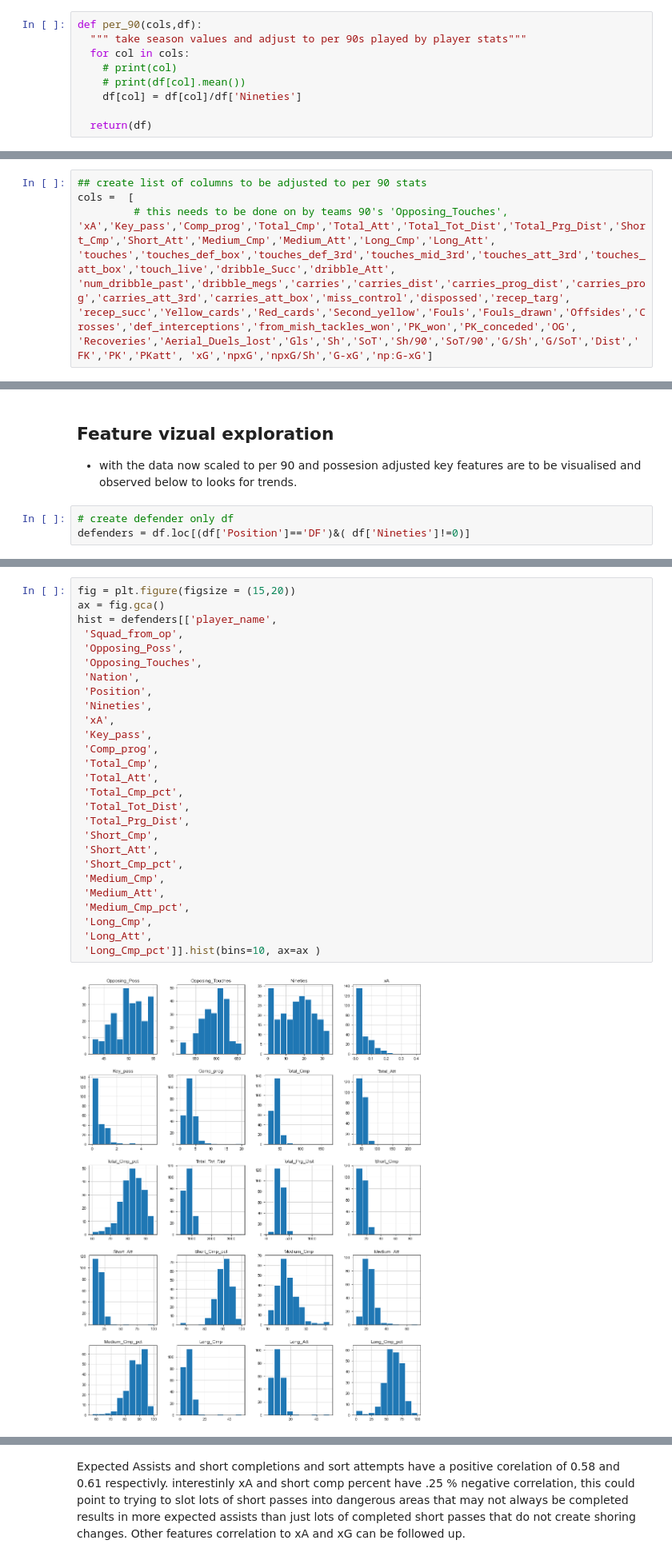
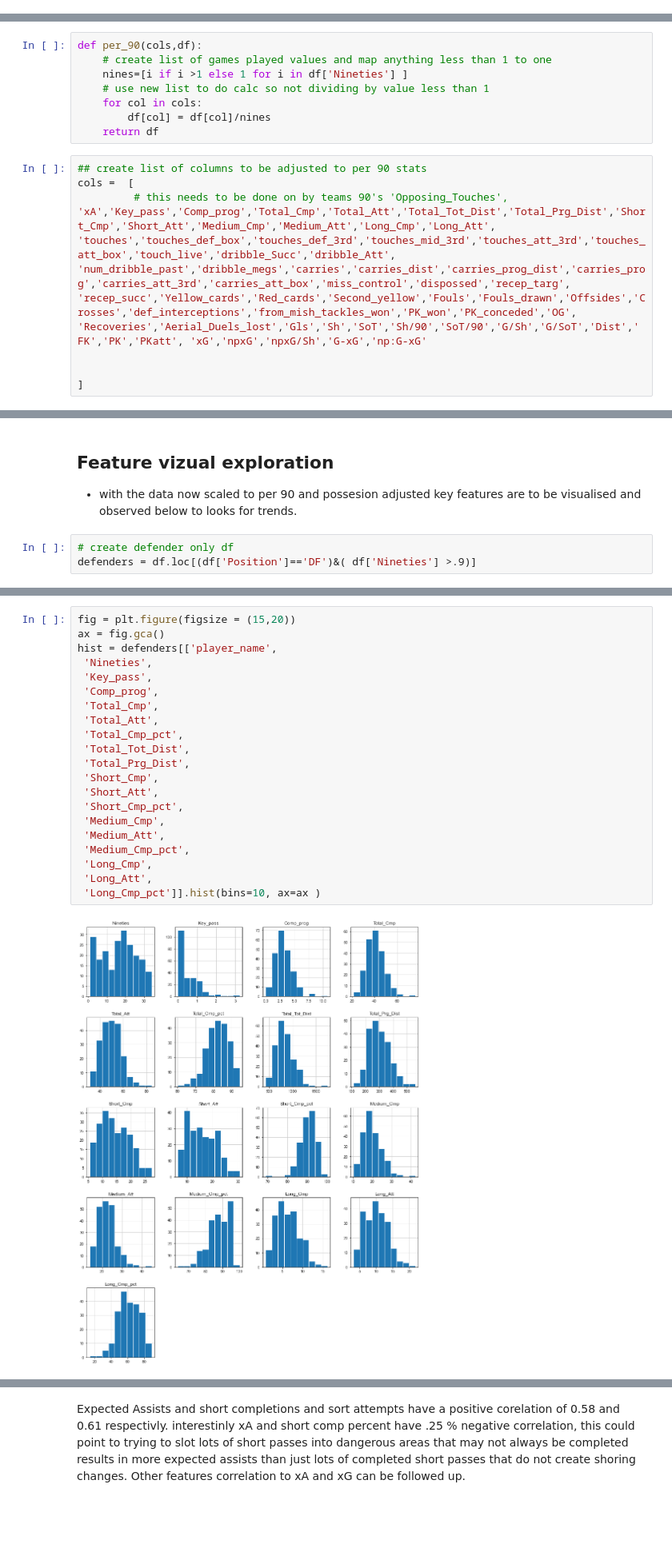
Before and after one commit to misterrustia/MLS_clustering_Captsone, a Jupyter notebook: 2_Exploratory_Data_analysis/Player_exploratory_data_analysis.ipynb, the cells around one changed output, grey strips where cells are left out. Shown: that part at 80% size. Saved outputs shown, nothing was run; the diff lists cells and outputs as text; blank space fills up the shorter version.

Commit message:
inital graphs and final features scaled in csv

```diff
--- a/2_Exploratory_Data_analysis/Player_exploratory_data_analysis.ipynb
+++ b/2_Exploratory_Data_analysis/Player_exploratory_data_analysis.ipynb
@@ -250,12 +162,3 @@ fig.set_size_inches(18.5, 10.5)
 2- create possesion adjusted stats for defensive KPIs to better show defenders metrics
 # %% [markdown]
 ## objective -1 Adjust season stats to per ninety stats for accurate stat comparison.
-# %%
-def per_90(cols,df):
-  """ take season values and adjust to per 90s played by player stats"""
-  for col in cols:
-    # print(col)
-    # print(df[col].mean())
-    df[col] = df[col]/df['Nineties']
-
-  return(df)
@@ -262,3 +170,11 @@ def per_90(cols,df):
+# %%
+def per_90(cols,df):
+    # create list of games played values and map anything less than 1 to one
+    nines=[i if i >1 else 1 for i in df['Nineties'] ]
+    # use new list to do calc so not dividing by value less than 1
+    for col in cols:
+        df[col] = df[col]/nines
+    return df
 # %%
 ## create list of columns to be adjusted to per 90 stats
 cols =  [
@@ -267,7 +183,10 @@ cols =  [
 'touches','touches_def_box','touches_def_3rd','touches_mid_3rd','touches_att_3rd','touches_att_box','touch_live','dribble_Succ','dribble_Att',
 'num_dribble_past','dribble_megs','carries','carries_dist','carries_prog_dist','carries_prog','carries_att_3rd','carries_att_box','miss_control','dispossed','recep_targ',
 'recep_succ','Yellow_cards','Red_cards','Second_yellow','Fouls','Fouls_drawn','Offsides','Crosses','def_interceptions','from_mish_tackles_won','PK_won','PK_conceded','OG',
-'Recoveries','Aerial_Duels_lost','Gls','Sh','SoT','Sh/90','SoT/90','G/Sh','G/SoT','Dist','FK','PK','PKatt', 'xG','npxG','npxG/Sh','G-xG','np:G-xG']
+'Recoveries','Aerial_Duels_lost','Gls','Sh','SoT','Sh/90','SoT/90','G/Sh','G/SoT','Dist','FK','PK','PKatt', 'xG','npxG','npxG/Sh','G-xG','np:G-xG'
+
+
+]
 # %%
 # df9 = df.copy()
 df =  per_90(cols,df)
@@ -353,7 +329,7 @@ df.head()
 - with the data now scaled to per 90 and possesion adjusted key features are to be visualised and observed below to looks for trends.
 # %%
 # create defender only df
-defenders = df.loc[(df['Position']=='DF')&( df['Nineties']!=0)]
+defenders = df.loc[(df['Position']=='DF')&( df['Nineties'] >.9)]
 # %%
 #summary stats table transposed for df
 
@@ -376,30 +354,24 @@ defenders.describe().T
 # %%
 fig = plt.figure(figsize = (15,20))
 ax = fig.gca()
 hist = defenders[['player_name',
- 'Squad_from_op',
- 'Opposing_Poss',
- 'Opposing_Touches',
- 'Nation',
- 'Position',
  'Nineties',
- 'xA',
  'Key_pass',
  'Comp_prog',
  'Total_Cmp',
  'Total_Att',
  'Total_Cmp_pct',
  'Total_Tot_Dist',
  'Total_Prg_Dist',
  'Short_Cmp',
  'Short_Att',
  'Short_Cmp_pct',
  'Medium_Cmp',
  'Medium_Att',
  'Medium_Cmp_pct',
  'Long_Cmp',
  'Long_Att',
  'Long_Cmp_pct']].hist(bins=10, ax=ax )
 # %% [output]
-[figure, old version]
+[figure, new version]
 # %% [markdown]
```
Also changed, not shown: parts of 39 cells of this notebook, 2 other files.
